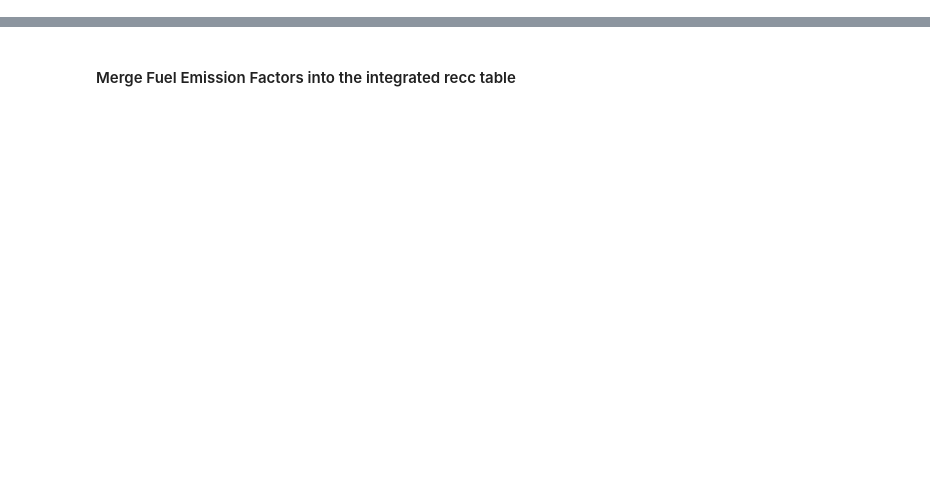
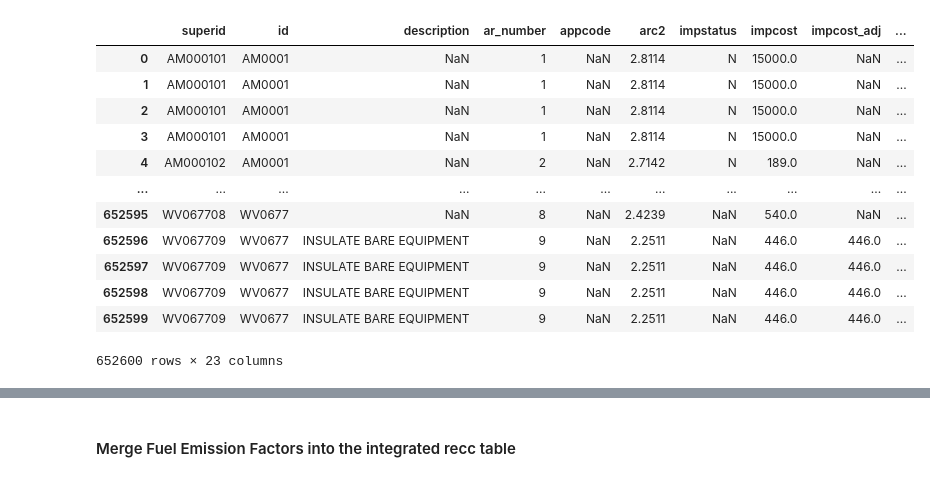
Before and after one commit to IndustrialEnergy/dataintegration, a Jupyter notebook: src/notebooks/emissions.ipynb, the cells around one changed output, grey strips where cells are left out. Saved outputs shown, nothing was run; the diff lists cells and outputs as text; code cells hidden in the pictures; blank space fills up the shorter version.

```diff
--- a/src/notebooks/emissions.ipynb
+++ b/src/notebooks/emissions.ipynb
@@ -22,5 +22,21 @@ ec_emissions_df = pd.read_csv(absolute_path/'emissions_tidy.csv') # import emiss
 ec_generation_df = pd.read_csv(absolute_path/'generation.csv') # import electricity generation dataset
 recc_integrated_ppi_df = pd.read_csv(absolute_path/'recc_integrated_ppi.csv') # import an integrated recc dataset with adjusted impcost
 fuel_emission_factors_df = pd.read_excel(absolute_path/'emission_factors_tidy.xlsx', sheet_name='Sheet1') # import fuel emission factors
+# %%
+recc_integrated_ppi_df
+# %% [output]
+|  | superid | id | description | ar_number | appcode | arc2 | impstatus | impcost | impcost_adj | ... |
+| 0 | AM000101 | AM0001 | NaN | 1 | NaN | 2.8114 | N | 15000.0 | NaN | ... |
+| 1 | AM000101 | AM0001 | NaN | 1 | NaN | 2.8114 | N | 15000.0 | NaN | ... |
+| 2 | AM000101 | AM0001 | NaN | 1 | NaN | 2.8114 | N | 15000.0 | NaN | ... |
+| 3 | AM000101 | AM0001 | NaN | 1 | NaN | 2.8114 | N | 15000.0 | NaN | ... |
+| 4 | AM000102 | AM0001 | NaN | 2 | NaN | 2.7142 | N | 189.0 | NaN | ... |
+| ... | ... | ... | ... | ... | ... | ... | ... | ... | ... | ... |
+| 652595 | WV067708 | WV0677 | NaN | 8 | NaN | 2.4239 | NaN | 540.0 | NaN | ... |
+| 652596 | WV067709 | WV0677 | INSULATE BARE EQUIPMENT | 9 | NaN | 2.2511 | NaN | 446.0 | 446.0 | ... |
+| 652597 | WV067709 | WV0677 | INSULATE BARE EQUIPMENT | 9 | NaN | 2.2511 | NaN | 446.0 | 446.0 | ... |
+| 652598 | WV067709 | WV0677 | INSULATE BARE EQUIPMENT | 9 | NaN | 2.2511 | NaN | 446.0 | 446.0 | ... |
+| 652599 | WV067709 | WV0677 | INSULATE BARE EQUIPMENT | 9 | NaN | 2.2511 | NaN | 446.0 | 446.0 | ... |
+652600 rows × 23 columns
 # %%
 ec_emissions_df
```
Also changed, not shown: parts of 21 cells of this notebook, 4 other files.
